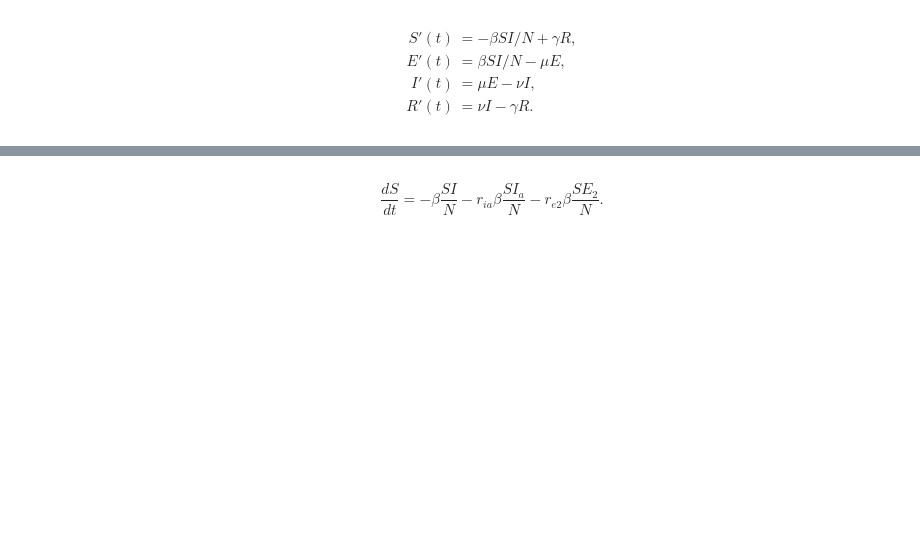
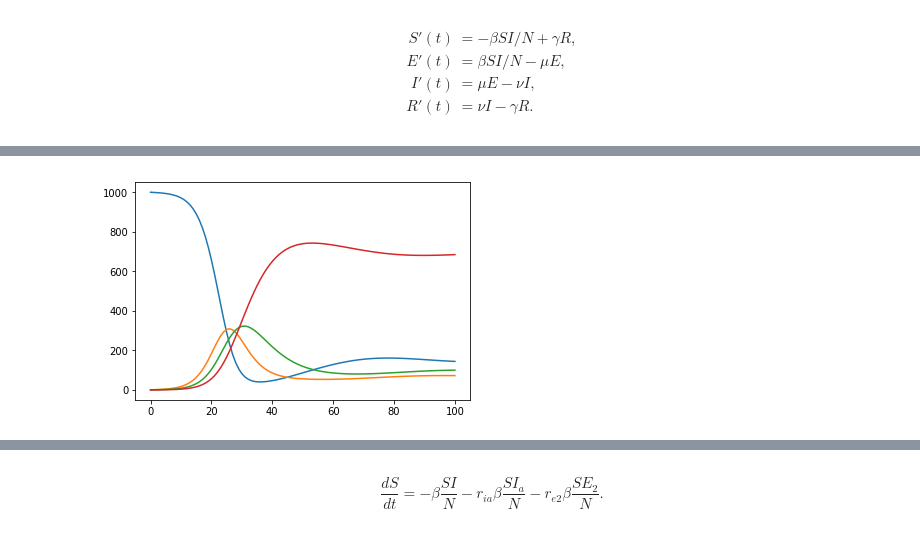
Before and after one commit to sundnes/solving_odes_in_python, a Jupyter notebook: docs/ipynb/disease_modeling.ipynb, the cells around one changed output, grey strips where cells are left out. Drawn from its saved outputs; the diff is of its cells as text; code cells hidden in the pictures; blank space fills up the shorter version.

```diff
--- a/docs/ipynb/disease_modeling.ipynb
+++ b/docs/ipynb/disease_modeling.ipynb
@@ -393,34 +395,36 @@ class SEIR:
         self.beta = beta
         self.mu = mu
         self.nu = nu
         self.gamma = gamma
 
 
     def __call__(self,u,t):
         S, E, I, R = u
         N = S+I+R+E
         dS = -self.beta*S*I/N + self.gamma*R
         dE  = self.beta*S*I/N - self.mu*E
         dI =  self.mu*E - self.nu*I
         dR = self.nu*I - self.gamma*R
         return [dS,dE,dI,dR]
 
 
 
 S0 = 1000
 E0 = 0
 I0 = 1
 R0 = 0
-model = SEIR(beta=0.001, mu=1.0/5,nu=1.0/7,gamma=1.0/50)
+model = SEIR(beta=1.0, mu=1.0/5,nu=1.0/7,gamma=1.0/50)
 
 solver= RungeKutta4(model)
 solver.set_initial_condition([S0,E0,I0,R0])
 time_points = np.linspace(0, 100, 101)
 u, t = solver.solve(time_points)
 S = u[:,0]; E = u[:,1]; I = u[:,2]; R = u[:,3]
 
 plt.plot(t,S,t,E,t,I,t,R)
 plt.show()
+# %% [output]
+[figure, added]
 # %% [markdown]
 # A model of the Covid19 pandemic
 The models considered above can typically be adapted to describe more complex
```
Also changed, not shown: parts of 4 cells of this notebook, 5 other files.
